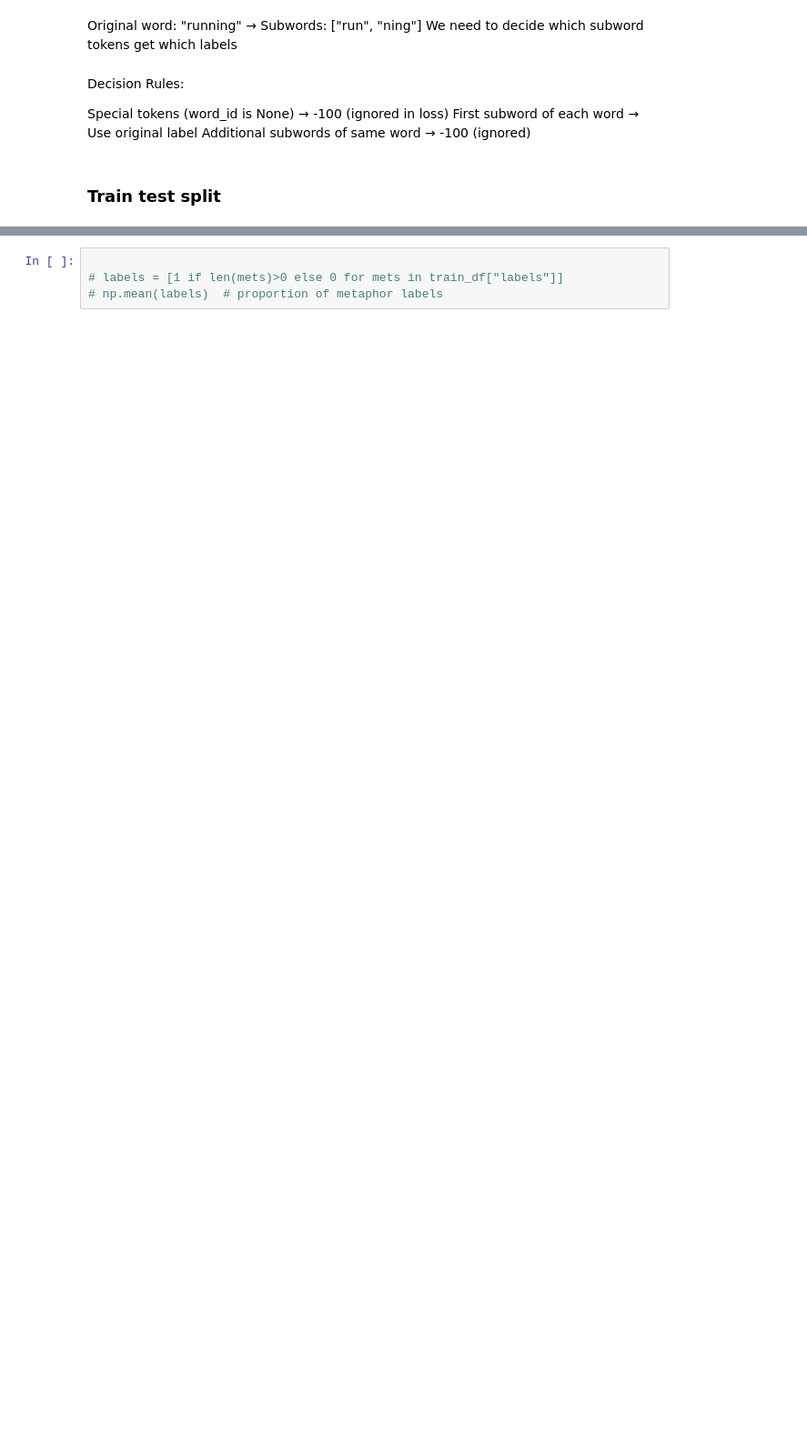
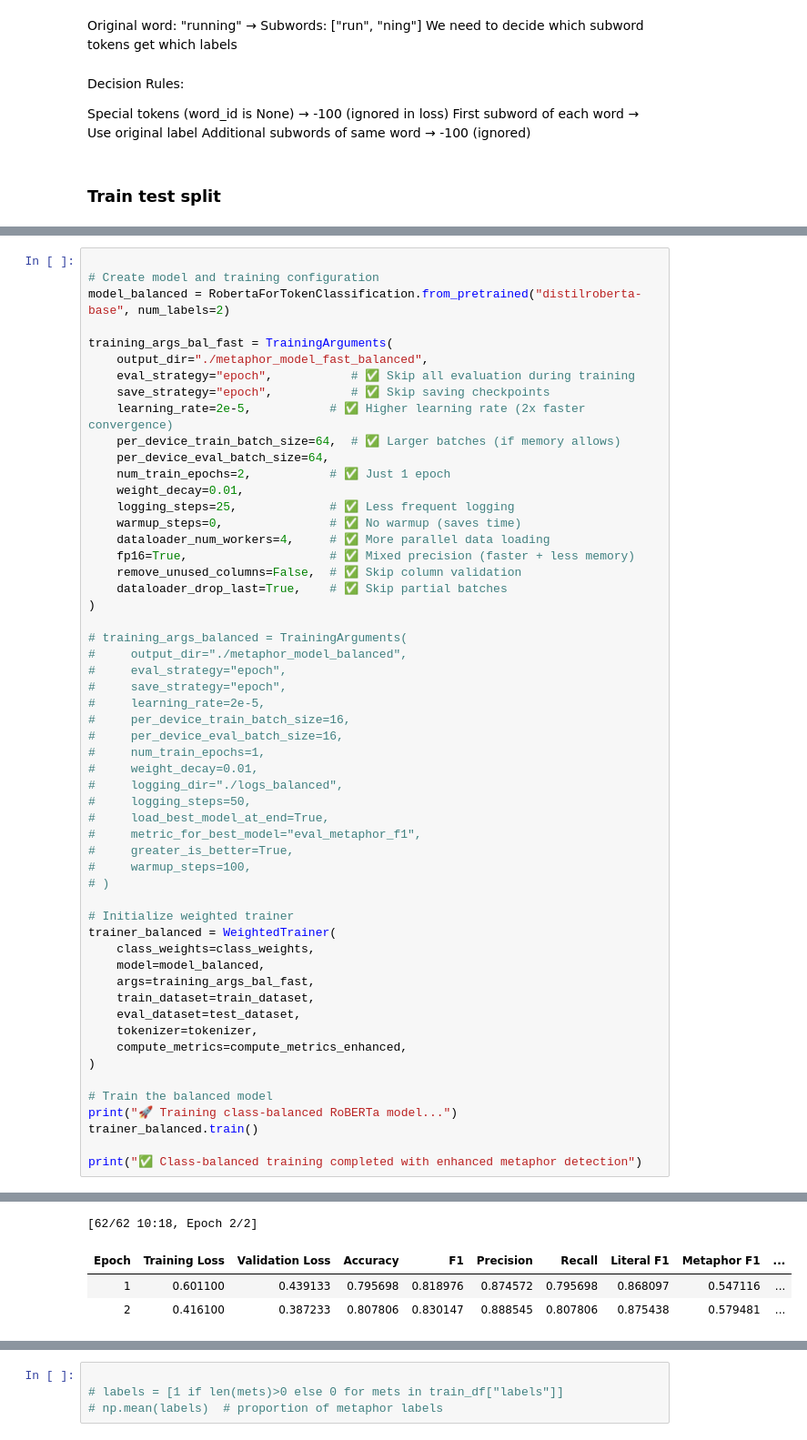
Before and after one commit to Dona134/NLP-Metaphors, a Jupyter notebook: MAIN.ipynb, the cells around one changed output, grey strips where cells are left out. Shown at 91% size. Drawn from its saved outputs; the diff is of its cells as text; blank space fills up the shorter version.

```diff
--- a/MAIN.ipynb
+++ b/MAIN.ipynb
@@ -741,0 +443,56 @@ from transformers import EarlyStoppingCallback # Import EarlyStoppingCallback
+# %%
+
+# Create model and training configuration
+model_balanced = RobertaForTokenClassification.from_pretrained("distilroberta-base", num_labels=2)
+
+training_args_bal_fast = TrainingArguments(
+    output_dir="./metaphor_model_fast_balanced",
+    eval_strategy="epoch",           # ✅ Skip all evaluation during training
+    save_strategy="epoch",           # ✅ Skip saving checkpoints
+    learning_rate=2e-5,           # ✅ Higher learning rate (2x faster convergence)
+    per_device_train_batch_size=64,  # ✅ Larger batches (if memory allows)
+    per_device_eval_batch_size=64,
+    num_train_epochs=2,           # ✅ Just 1 epoch
+    weight_decay=0.01,
+    logging_steps=25,             # ✅ Less frequent logging
+    warmup_steps=0,               # ✅ No warmup (saves time)
+    dataloader_num_workers=4,     # ✅ More parallel data loading
+    fp16=True,                    # ✅ Mixed precision (faster + less memory)
+    remove_unused_columns=False,  # ✅ Skip column validation
+    dataloader_drop_last=True,    # ✅ Skip partial batches
+)
+
+# training_args_balanced = TrainingArguments(
+#     output_dir="./metaphor_model_balanced",
+#     eval_strategy="epoch",
+#     save_strategy="epoch",
+#     learning_rate=2e-5,
+#     per_device_train_batch_size=16,
+#     per_device_eval_batch_size=16,
+#     num_train_epochs=1,
+#     weight_decay=0.01,
+#     logging_dir="./logs_balanced",
+#     logging_steps=50,
+#     load_best_model_at_end=True,
+#     metric_for_best_model="eval_metaphor_f1",
+#     greater_is_better=True,
+#     warmup_steps=100,
+# )
+
+# Initialize weighted trainer
+trainer_balanced = WeightedTrainer(
+    class_weights=class_weights,
+    model=model_balanced,
+    args=training_args_bal_fast,
+    train_dataset=train_dataset,
+    eval_dataset=test_dataset,
+    tokenizer=tokenizer,
+    compute_metrics=compute_metrics_enhanced,
+)
+
+# Train the balanced model
+print("🚀 Training class-balanced RoBERTa model...")
+trainer_balanced.train()
+
+print("✅ Class-balanced training completed with enhanced metaphor detection")
+# %% [output]
@@ -741,0 +502,4 @@ from transformers import EarlyStoppingCallback # Import EarlyStoppingCallback
+[62/62 10:18, Epoch 2/2]
+| Epoch | Training Loss | Validation Loss | Accuracy | F1 | Precision | Recall | Literal F1 | Metaphor F1 | ... |
+| 1 | 0.601100 | 0.439133 | 0.795698 | 0.818976 | 0.874572 | 0.795698 | 0.868097 | 0.547116 | ... |
+| 2 | 0.416100 | 0.387233 | 0.807806 | 0.830147 | 0.888545 | 0.807806 | 0.875438 | 0.579481 | ... |
```
Also changed, not shown: parts of 98 cells of this notebook.
